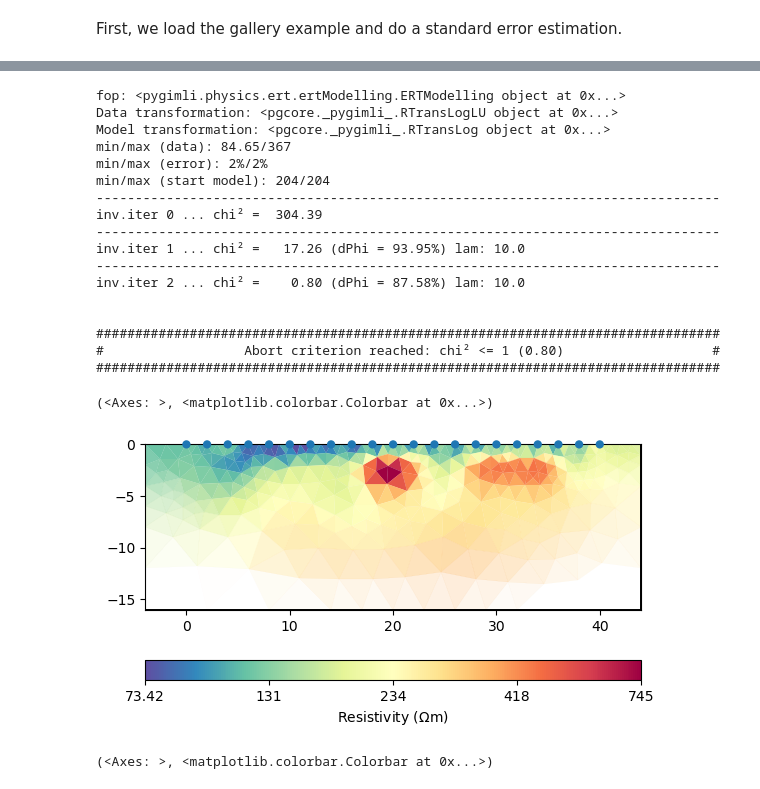
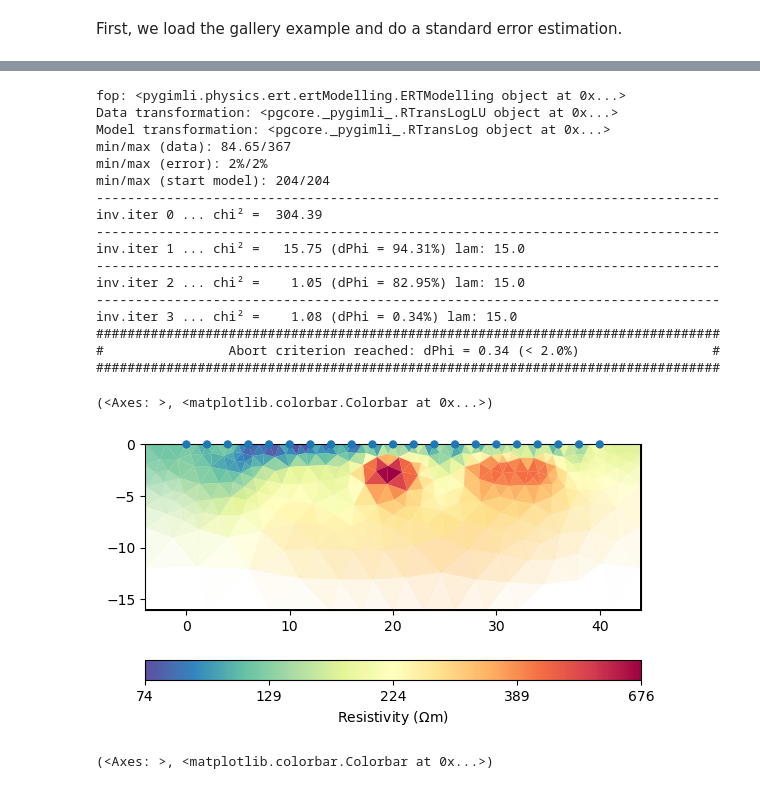
Before and after one commit to gimli-org/notebooks, a Jupyter notebook: inversion/resolution.ipynb, the cells around one changed output, grey strips where cells are left out. Saved outputs shown, nothing was run; the diff lists cells and outputs as text; code cells hidden in the pictures.

```diff
--- a/inversion/resolution.ipynb
+++ b/inversion/resolution.ipynb
@@ -19,5 +19,5 @@ data.estimateError(0.02)
 # %%
 mgr = ert.Manager(data)
-model = mgr.invert(lam=10, quality=34.4, verbose=True)
+model = mgr.invert(lam=15, quality=34.4, verbose=True)
 mgr.showResult()
 # %% [output]
@@ -34,22 +34,22 @@ mgr.showResult()
 fop: <pygimli.physics.ert.ertModelling.ERTModelling object at 0x...>
 Data transformation: <pgcore._pygimli_.RTransLogLU object at 0x...>
 Model transformation: <pgcore._pygimli_.RTransLog object at 0x...>
 min/max (data): 84.65/367
 min/max (error): 2%/2%
 min/max (start model): 204/204
 --------------------------------------------------------------------------------
 inv.iter 0 ... chi² =  304.39
 --------------------------------------------------------------------------------
-inv.iter 1 ... chi² =   17.26 (dPhi = 93.95%) lam: 10.0
+inv.iter 1 ... chi² =   15.75 (dPhi = 94.31%) lam: 15.0
 --------------------------------------------------------------------------------
-inv.iter 2 ... chi² =    0.80 (dPhi = 87.58%) lam: 10.0
-
-
+inv.iter 2 ... chi² =    1.05 (dPhi = 82.95%) lam: 15.0
+--------------------------------------------------------------------------------
+inv.iter 3 ... chi² =    1.08 (dPhi = 0.34%) lam: 15.0
 ################################################################################
-#                  Abort criterion reached: chi² <= 1 (0.80)                   #
+#                Abort criterion reached: dPhi = 0.34 (< 2.0%)                 #
 ################################################################################
 (<Axes: >, <matplotlib.colorbar.Colorbar at 0x...>)
-[figure, old version]
+[figure, new version]
 # %%
 # We save a few things for easier use as they might not come
 # from a manager but an inversion instance.
```
Also changed, not shown: parts of 4 cells of this notebook.
